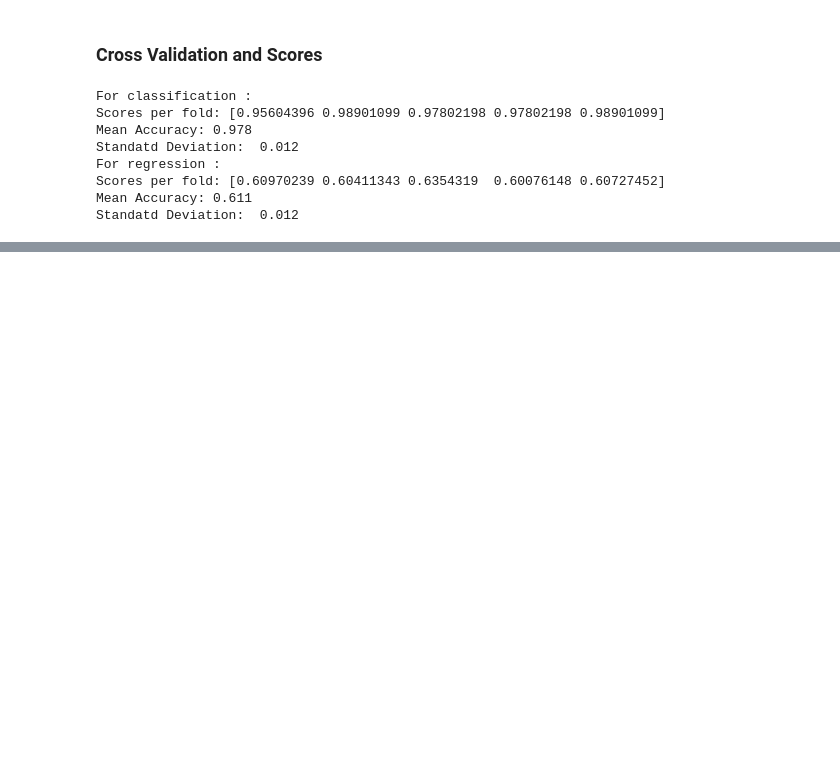
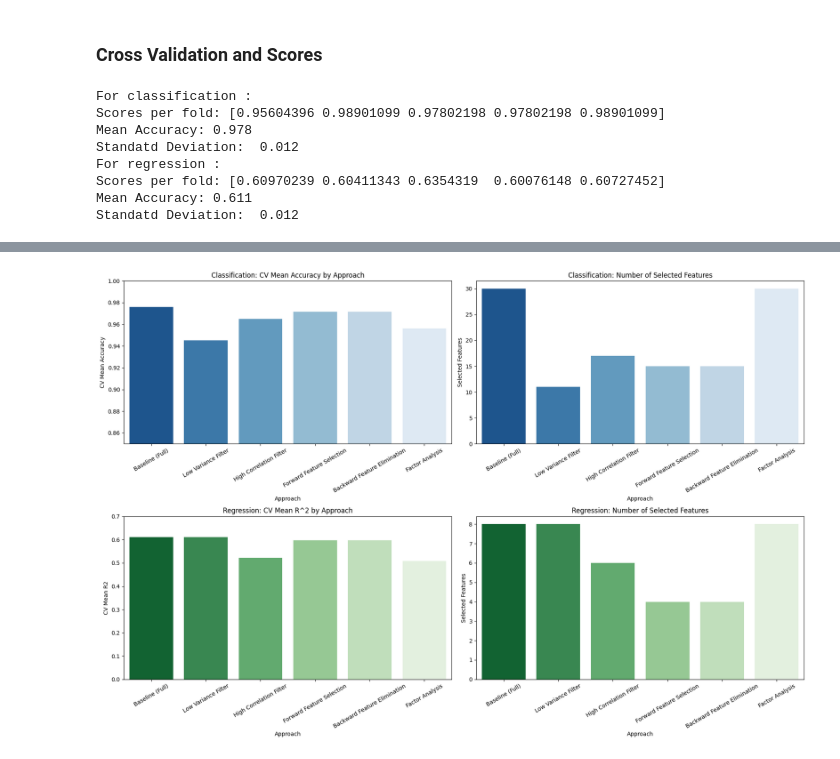
Before and after one commit to 5und4r/MachineLearningLab, a Jupyter notebook: MachineLearningLabII.ipynb, the cells around one changed output, grey strips where cells are left out. Saved outputs shown, nothing was run; the diff lists cells and outputs as text; code cells hidden in the pictures; blank space fills up the shorter version.

```diff
--- a/MachineLearningLabII.ipynb
+++ b/MachineLearningLabII.ipynb
@@ -1595,0 +1797,30 @@ Standatd Deviation:  0.012
+# %%
+import matplotlib.pyplot as plt
+import seaborn as sns
+
+fig, axes = plt.subplots(2, 2, figsize=(18, 12))
+
+# Plot 1: Classification CV Accuracy & Number of Features
+sns.barplot(data=df_classif_comp, x='Approach', y='CV Mean Accuracy', ax=axes[0,0], palette='Blues_r', hue='Approach', legend=False)
+axes[0,0].set_title('Classification: CV Mean Accuracy by Approach')
+axes[0,0].set_ylim(0.85, 1.0)
+axes[0,0].tick_params(axis='x', rotation=30)
+
+sns.barplot(data=df_classif_comp, x='Approach', y='Selected Features', ax=axes[0,1], palette='Blues_r', hue='Approach', legend=False)
+axes[0,1].set_title('Classification: Number of Selected Features')
+axes[0,1].tick_params(axis='x', rotation=30)
+
+# Plot 2: Regression CV R^2 & Number of Features
+sns.barplot(data=df_regr_comp, x='Approach', y='CV Mean R2', ax=axes[1,0], palette='Greens_r', hue='Approach', legend=False)
+axes[1,0].set_title('Regression: CV Mean R^2 by Approach')
+axes[1,0].set_ylim(0.0, 0.7)
+axes[1,0].tick_params(axis='x', rotation=30)
+
+sns.barplot(data=df_regr_comp, x='Approach', y='Selected Features', ax=axes[1,1], palette='Greens_r', hue='Approach', legend=False)
+axes[1,1].set_title('Regression: Number of Selected Features')
+axes[1,1].tick_params(axis='x', rotation=30)
+
+plt.tight_layout()
+plt.show()
+# %% [output]
+[figure, added]
```
Also changed, not shown: parts of 21 cells of this notebook.
